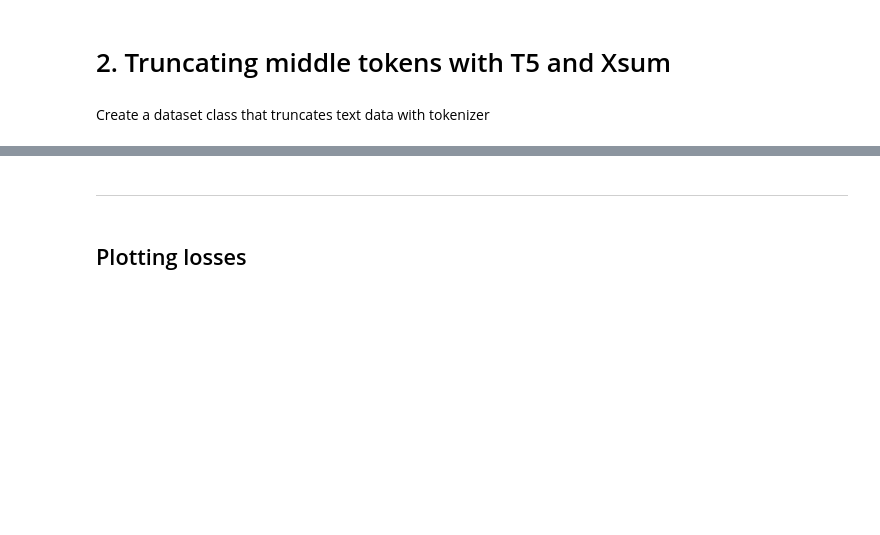
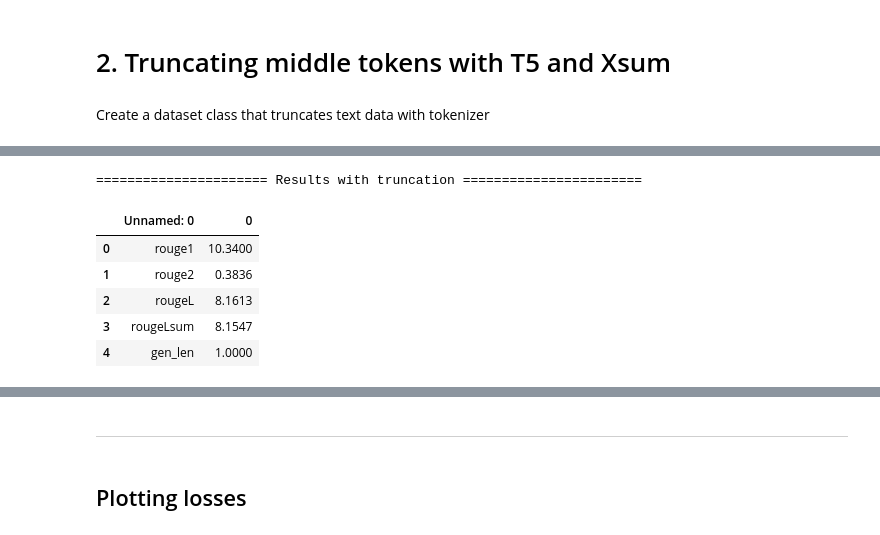
Before and after one commit to cedriclemercier/nlp-ablation-t5, a Jupyter notebook: experiments/3. Fine tuning T5 on XSum with Truncation of Tokens.ipynb, the cells around one changed output, grey strips where cells are left out. Saved outputs shown, nothing was run; the diff lists cells and outputs as text; code cells hidden in the pictures; blank space fills up the shorter version.

```diff
--- a/experiments/3. Fine tuning T5 on XSum with Truncation of Tokens.ipynb
+++ b/experiments/3. Fine tuning T5 on XSum with Truncation of Tokens.ipynb
@@ -856,10 +875,18 @@ STEP:  20 / 125
 # %%
 print("\n====================== Results with truncation =======================")
 
 import pandas as pd
 
-rouge_df_headtail = pd.read_csv('outputs_with_truncation/head+tail_rouge_t5-small_epoch9.csv')
+rouge_df_headtail = pd.read_csv('outputs_with_truncation/head+tail_rouge_t5-small_epoch2.csv')
 
 rouge_df_headtail
+# %% [output]
+====================== Results with truncation =======================
+|  | Unnamed: 0 | 0 |
+| 0 | rouge1 | 10.3400 |
+| 1 | rouge2 | 0.3836 |
+| 2 | rougeL | 8.1613 |
+| 3 | rougeLsum | 8.1547 |
+| 4 | gen_len | 1.0000 |
 # %%
 print("\n====================== Results without (baseline) =======================")
```
Also changed, not shown: parts of 18 cells of this notebook.
